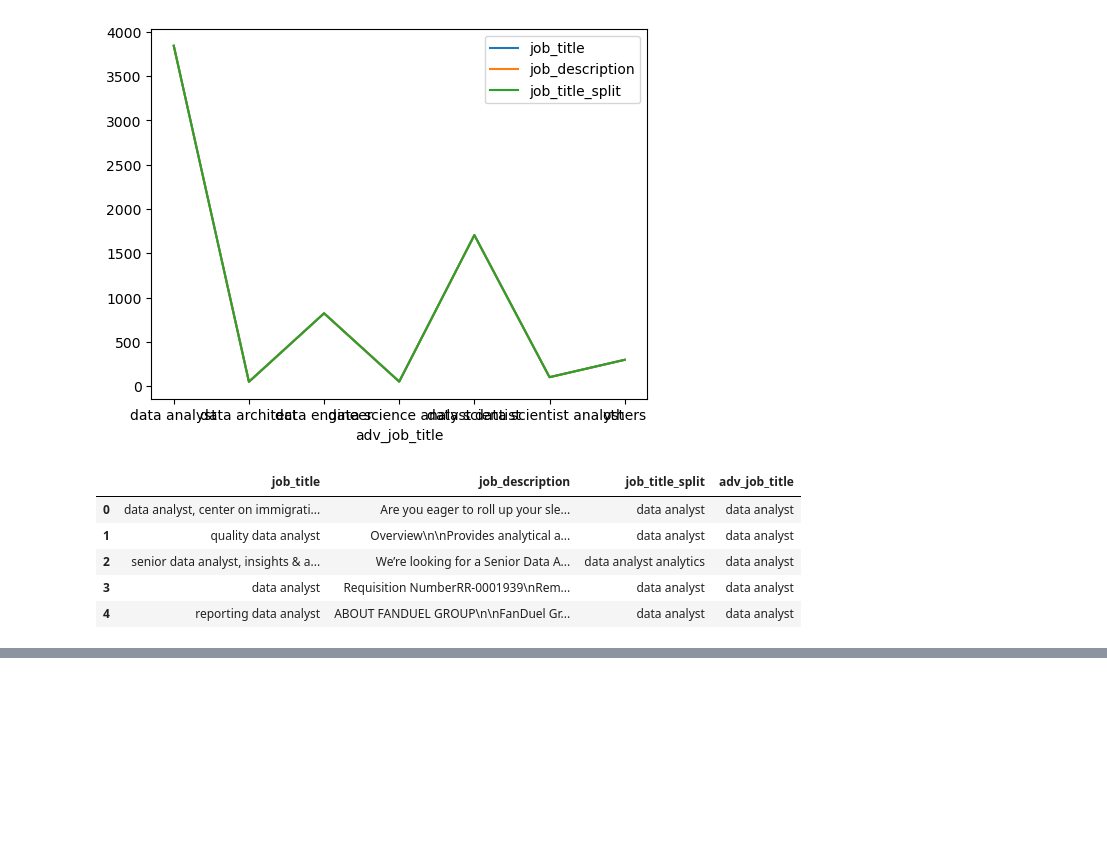
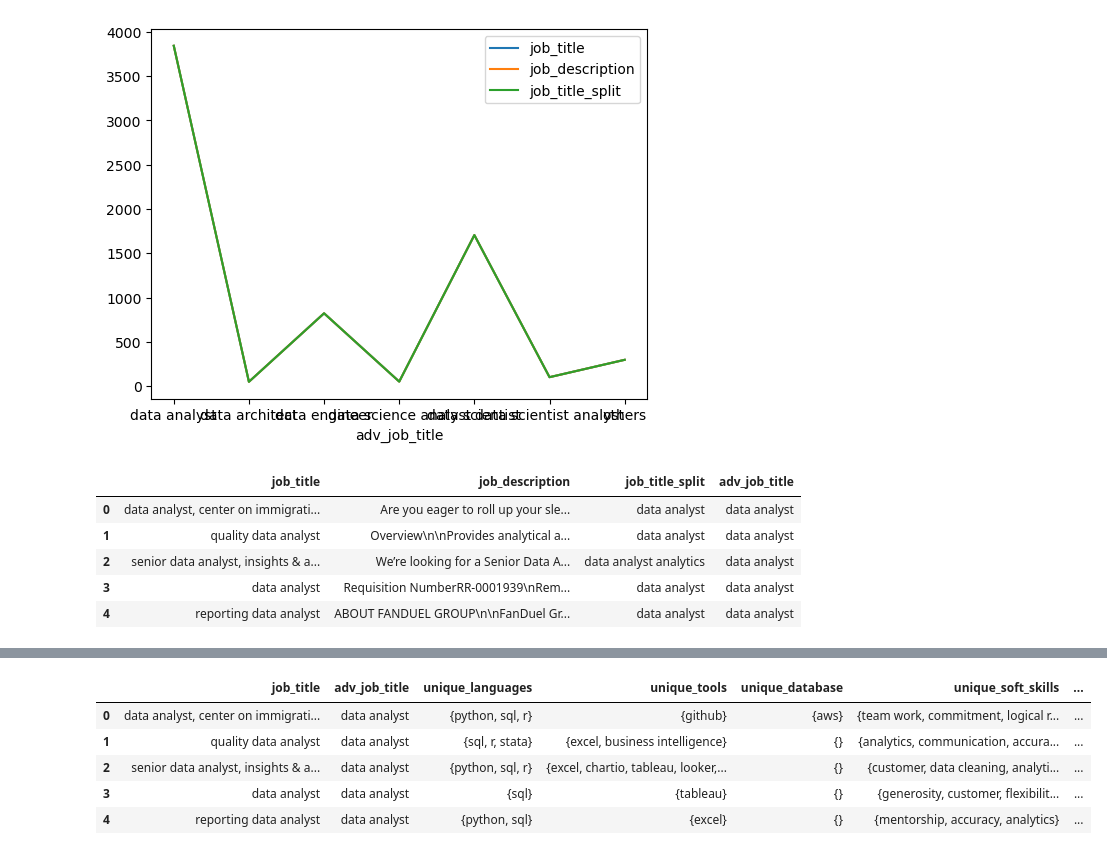
Before and after one commit to Nuel-EN/Capstone-Project-, a Jupyter notebook: Nuel-NB2.ipynb, the cells around one changed output, grey strips where cells are left out. Cells and saved outputs as stored; diff of their text form; code cells hidden in the pictures; blank space fills up the shorter version.

```diff
--- a/Nuel-NB2.ipynb
+++ b/Nuel-NB2.ipynb
@@ -362,0 +578,29 @@ master_df.head()
+# %%
+softskill_set = []
+for skill in master_df['description_softskills']:
+    softskill_set.append(set(skill))      #set of unique values
+    ## do same for the other columns
+master_df['unique_soft_skills'] = softskill_set
+# %%
+experience_set = []
+for exp in master_df['description_experience']:
+    experience_set.append(set(exp))      #set of unique values
+    ## do same for the other columns
+master_df['unique_experience'] = experience_set
+# %%
+qualification_set = []
+for degree in master_df['description_qualification']:
+    qualification_set.append(set(degree))      #set of unique values
+    ## do same for the other columns
+master_df['unique_qualification'] = qualification_set
+# %%
+master_df = master_df[['job_title', 'adv_job_title','unique_languages', 'unique_tools', 'unique_database', 'unique_soft_skills', 'unique_experience', 'unique_qualification' ]].copy()
+# %%
+master_df.head()
+# %% [output]
+|  | job_title | adv_job_title | unique_languages | unique_tools | unique_database | unique_soft_skills | ... |
+| 0 | data analyst, center on immigrati... | data analyst | {python, sql, r} | {github} | {aws} | {team work, commitment, logical r... | ... |
+| 1 | quality data analyst | data analyst | {sql, r, stata} | {excel, business intelligence} | {} | {analytics, communication, accura... | ... |
+| 2 | senior data analyst, insights & a... | data analyst | {python, sql, r} | {excel, chartio, tableau, looker,... | {} | {customer, data cleaning, analyti... | ... |
+| 3 | data analyst | data analyst | {sql} | {tableau} | {} | {generosity, customer, flexibilit... | ... |
+| 4 | reporting data analyst | data analyst | {python, sql} | {excel} | {} | {mentorship, accuracy, analytics} | ... |
```
Also changed, not shown: parts of 23 cells of this notebook.
